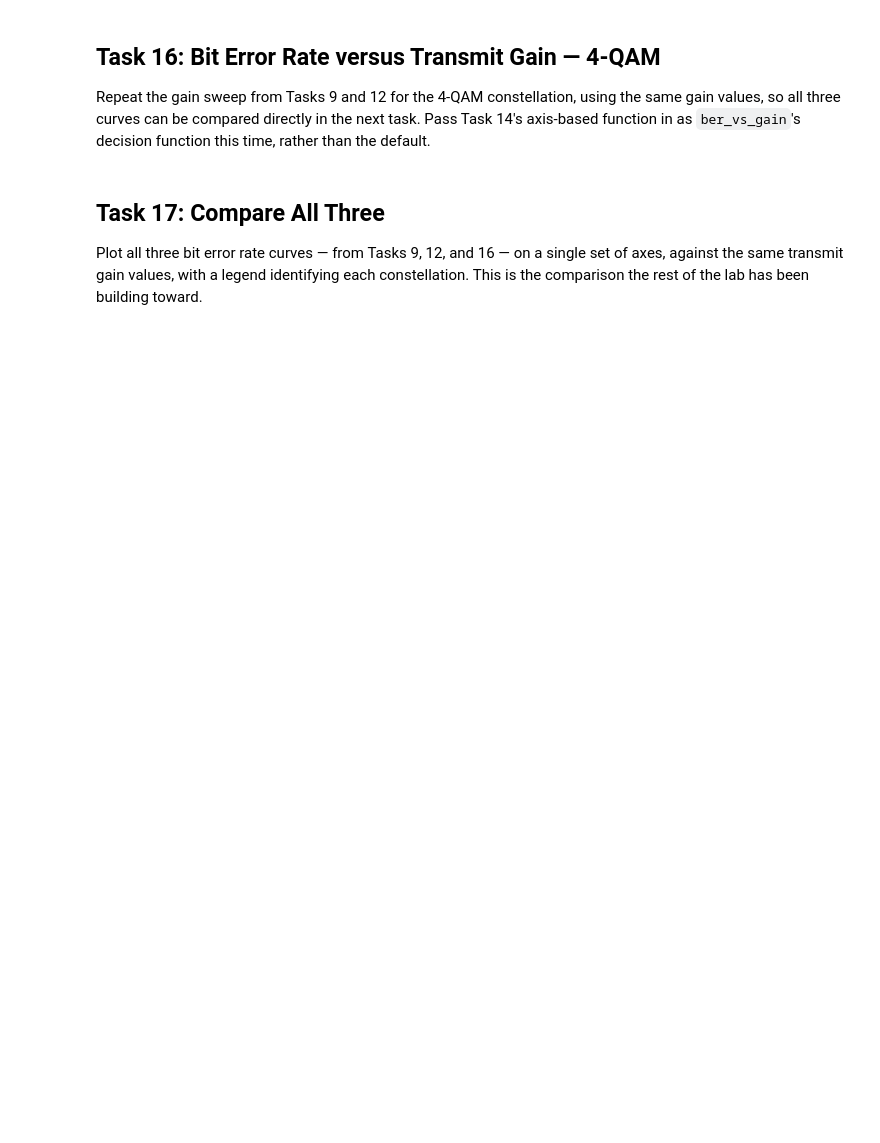
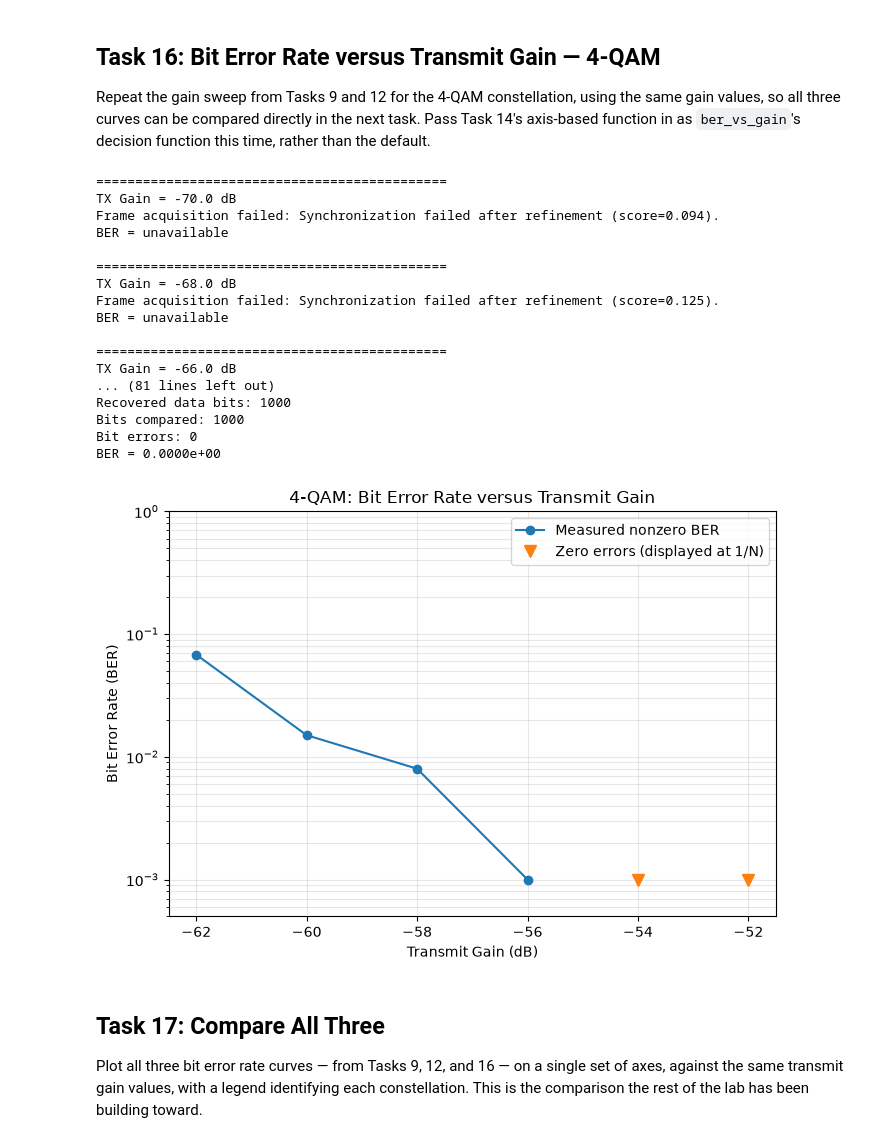
Before and after one commit to VamshiB-27/Digital-Communication-Lab-Projects, a Jupyter notebook: Balusu Vamshi - Lab_6_4PSK_4QAM.ipynb, the cells around one changed output. Saved outputs shown, nothing was run; the diff lists cells and outputs as text; code cells hidden in the pictures; blank space fills up the shorter version.

```diff
--- a/Balusu Vamshi - Lab_6_4PSK_4QAM.ipynb
+++ b/Balusu Vamshi - Lab_6_4PSK_4QAM.ipynb
@@ -667,26 +1316,64 @@ function in as `ber_vs_gain`'s decision function this time, rather than the defa
 # %%
 ber_results_c = ber_vs_gain(
     QAM4_POINTS,
     QAM4_GRAY,
     n_bits,
     tx_gain_sweep_db,
     decide_fn=decide_bits_by_axis
-)   # TODO: ber_vs_gain with QAM4_POINTS, QAM4_GRAY, n_bits, the
-    #       same tx_gain_sweep_db from Task 9, and decide_fn=
-    #       decide_bits_by_axis
+)
+
+# Prepare the plot without changing the measured BER values.
+ber_values_c = np.asarray(ber_results_c, dtype=float)
+
+zero_errors_c = np.isfinite(ber_values_c) & (ber_values_c == 0)
+nonzero_ber_c = np.where(ber_values_c > 0, ber_values_c, np.nan)
 
 plt.figure(figsize=(7, 5))
+
 plt.semilogy(
     tx_gain_sweep_db,
-    ber_results_c,
-    "^-"
-)   # TODO: plt.semilogy(...) of ber_results_c vs. tx_gain_sweep_db, axis labels,
-    #       grid, title
-plt.xlabel("TX Gain (dB)")
+    nonzero_ber_c,
+    marker="o",
+    label="Measured nonzero BER"
+)
+
+if np.any(zero_errors_c):
+    plt.semilogy(
+        tx_gain_sweep_db[zero_errors_c],
+        np.full(np.count_nonzero(zero_errors_c), 1.0 / n_bits),
+        marker="v",
+        linestyle="none",
+        markersize=8,
+        label="Zero errors (displayed at 1/N)"
+    )
+
+plt.xlabel("Transmit Gain (dB)")
 plt.ylabel("Bit Error Rate (BER)")
-plt.title("4-QAM: BER vs TX Gain")
-plt.grid(True, which="both")
+plt.title("4-QAM: Bit Error Rate versus Transmit Gain")
+plt.ylim(0.5 / n_bits, 1)
+plt.grid(True, which="both", alpha=0.3)
+plt.legend()
+plt.tight_layout()
 plt.show()
+# %% [output]
+=============================================
+TX Gain = -70.0 dB
+Frame acquisition failed: Synchronization failed after refinement (score=0.094).
+BER = unavailable
+
+=============================================
+TX Gain = -68.0 dB
+Frame acquisition failed: Synchronization failed after refinement (score=0.125).
+BER = unavailable
+
+=============================================
+TX Gain = -66.0 dB
+... (81 lines left out)
+Recovered data bits: 1000
+Bits compared: 1000
+Bit errors: 0
+BER = 0.0000e+00
+[figure, added]
 # %% [markdown]
 ## Task 17: Compare All Three
 
```
Also changed, not shown: parts of 20 cells of this notebook.
